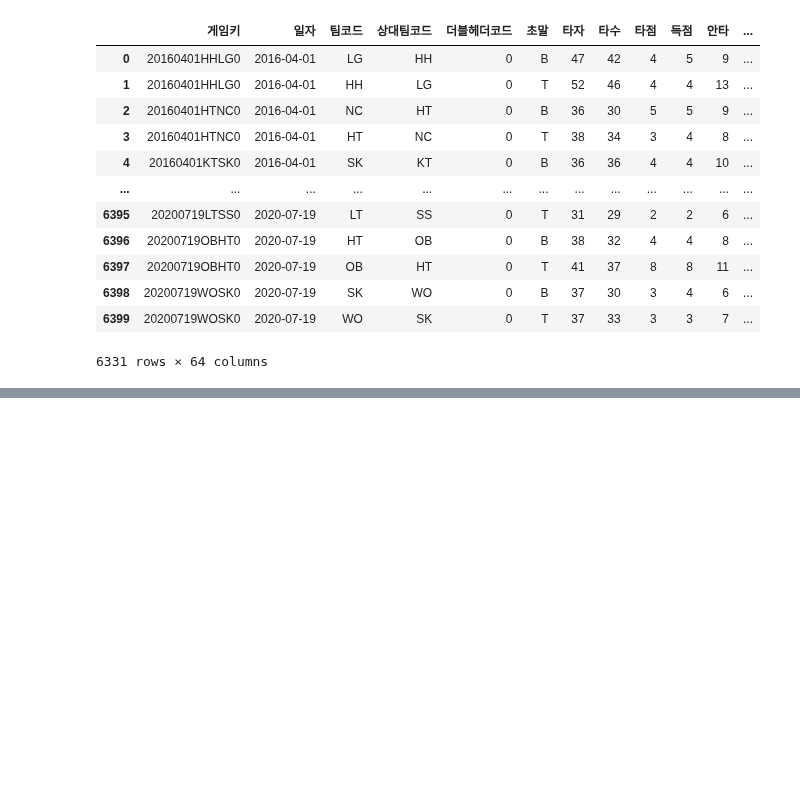
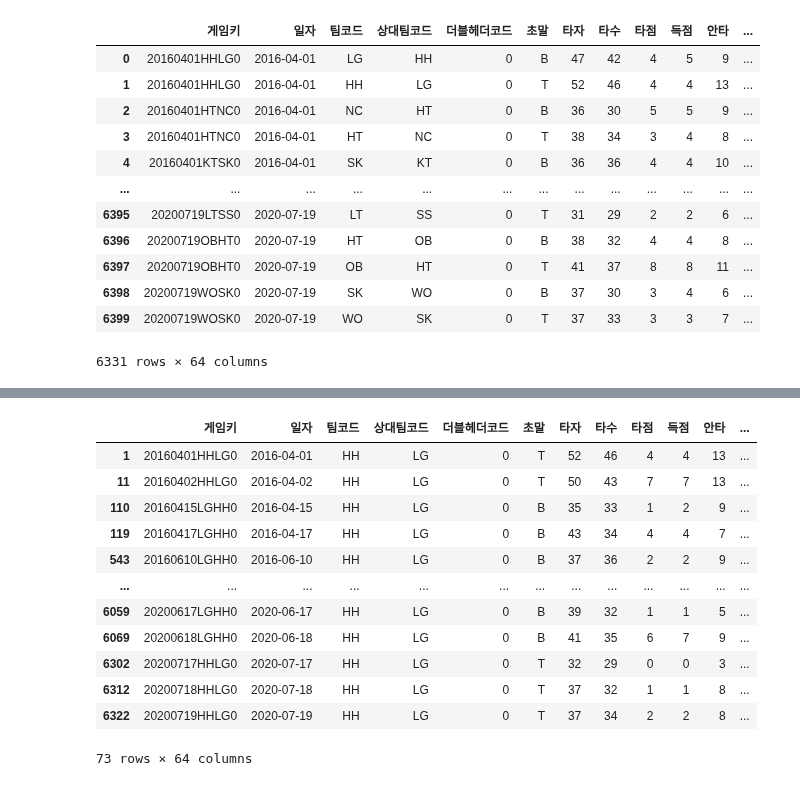
Before and after one commit to seonghunYang/big_contest2020, a Jupyter notebook: 변수_생성_최근.ipynb, the cells around one changed output, grey strips where cells are left out. Cells and saved outputs as stored; diff of their text form; code cells hidden in the pictures; blank space fills up the shorter version.

```diff
--- a/변수_생성_최근.ipynb
+++ b/변수_생성_최근.ipynb
@@ -712,0 +851,18 @@ r_team_hitter
+# %%
+vs_r_team_hitter = pd.read_csv('./gdrive/My Drive/빅콘테스트2020/EDA결과/최근/2차_최종_최근_상대_팀타자.csv', encoding='utf-8-sig')
+# %%
+vs_r_team_hitter[(vs_r_team_hitter['팀코드'] == 'HH') & (vs_r_team_hitter['상대팀코드'] == 'LG')]
+# %% [output]
+|  | 게임키 | 일자 | 팀코드 | 상대팀코드 | 더블헤더코드 | 초말 | 타자 | 타수 | 타점 | 득점 | 안타 | ... |
+| 1 | 20160401HHLG0 | 2016-04-01 | HH | LG | 0 | T | 52 | 46 | 4 | 4 | 13 | ... |
+| 11 | 20160402HHLG0 | 2016-04-02 | HH | LG | 0 | T | 50 | 43 | 7 | 7 | 13 | ... |
+| 110 | 20160415LGHH0 | 2016-04-15 | HH | LG | 0 | B | 35 | 33 | 1 | 2 | 9 | ... |
+| 119 | 20160417LGHH0 | 2016-04-17 | HH | LG | 0 | B | 43 | 34 | 4 | 4 | 7 | ... |
+| 543 | 20160610LGHH0 | 2016-06-10 | HH | LG | 0 | B | 37 | 36 | 2 | 2 | 9 | ... |
+| ... | ... | ... | ... | ... | ... | ... | ... | ... | ... | ... | ... | ... |
+| 6059 | 20200617LGHH0 | 2020-06-17 | HH | LG | 0 | B | 39 | 32 | 1 | 1 | 5 | ... |
+| 6069 | 20200618LGHH0 | 2020-06-18 | HH | LG | 0 | B | 41 | 35 | 6 | 7 | 9 | ... |
+| 6302 | 20200717HHLG0 | 2020-07-17 | HH | LG | 0 | T | 32 | 29 | 0 | 0 | 3 | ... |
+| 6312 | 20200718HHLG0 | 2020-07-18 | HH | LG | 0 | T | 37 | 32 | 1 | 1 | 8 | ... |
+| 6322 | 20200719HHLG0 | 2020-07-19 | HH | LG | 0 | T | 37 | 34 | 2 | 2 | 8 | ... |
+73 rows × 64 columns
```
Also changed, not shown: parts of 34 cells of this notebook.
